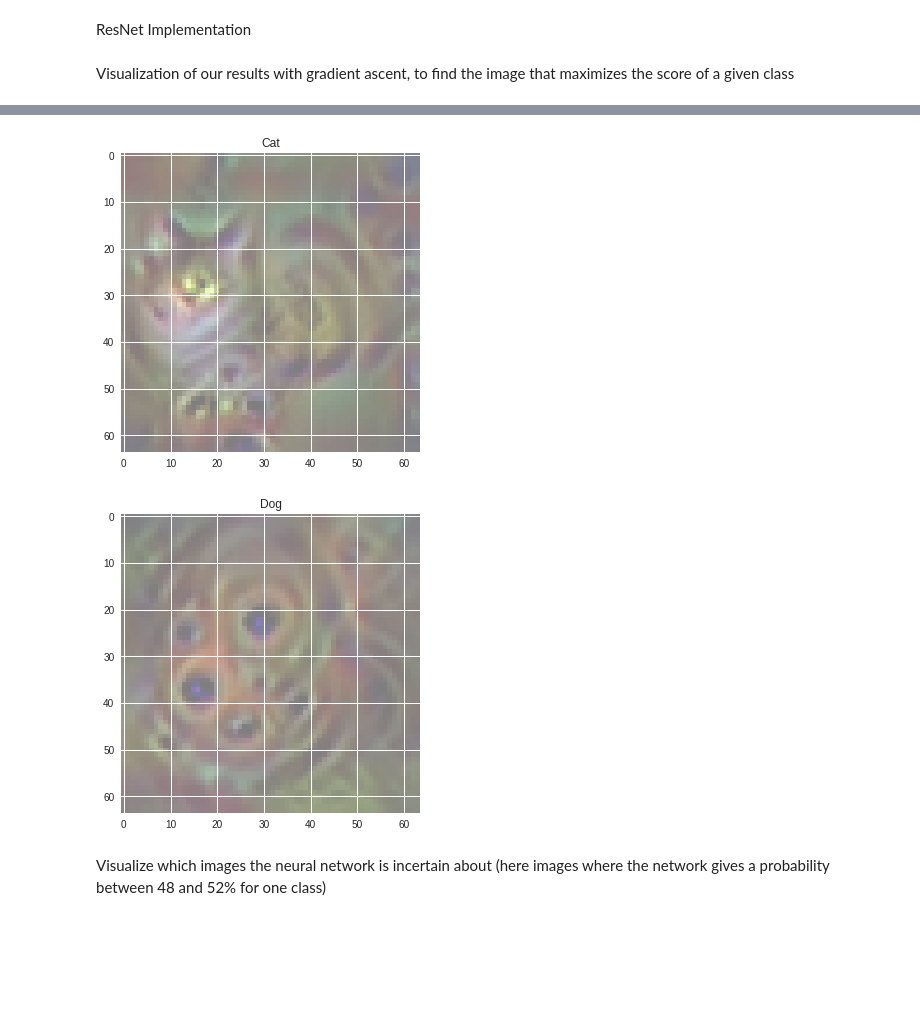
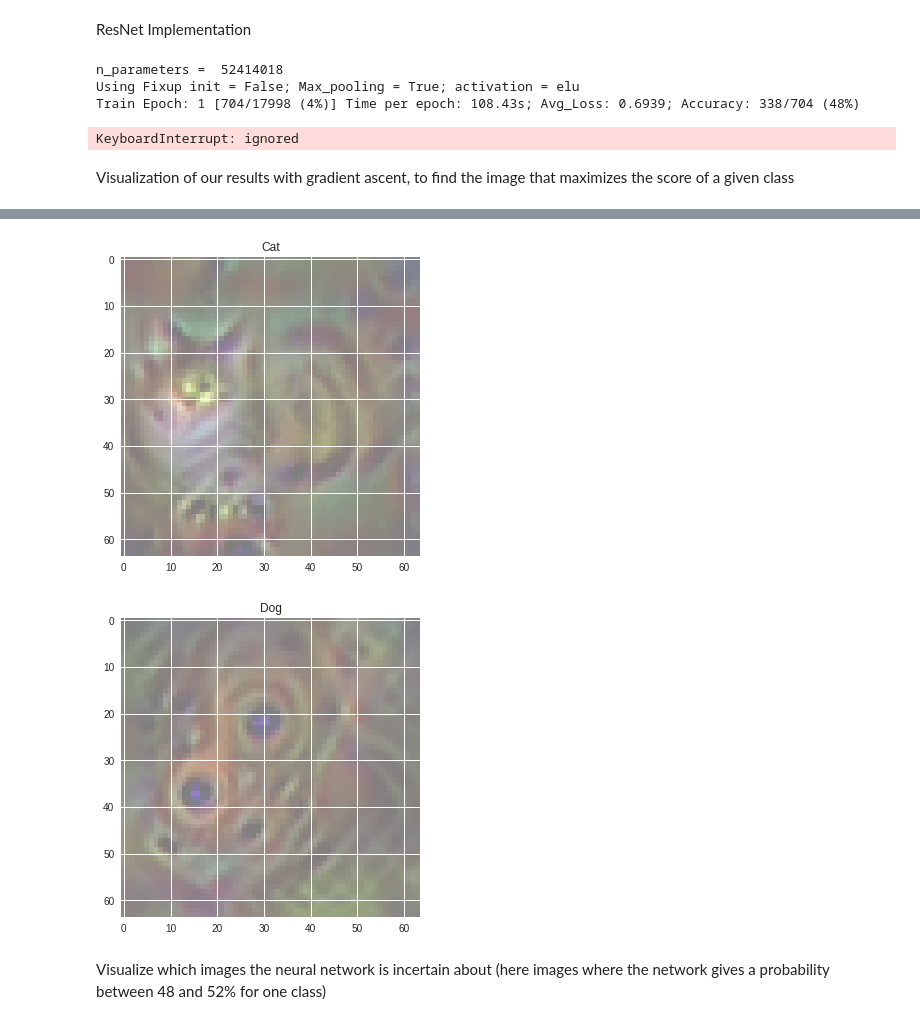
Before and after one commit to deladurantayefrancis/IFT6135H19_assignment1, a Jupyter notebook: part3_cat_dog.ipynb, the cells around one changed output, grey strips where cells are left out. Drawn from its saved outputs; the diff is of its cells as text; code cells hidden in the pictures; blank space fills up the shorter version.

```diff
--- a/part3_cat_dog.ipynb
+++ b/part3_cat_dog.ipynb
@@ -499,7 +507,7 @@ do_vggnet_model = True
 
 if do_vggnet_model:
   model = VGGNet().to(device)
-  str_model = 'vgg_net
+  str_model = 'vgg_net'
 else:
   model = ResNet(64, num_classes, activ, use_fix_up_init,
                  use_max_pooling).to(device)
@@ -616,11 +624,17 @@ print('Data is saved !')
 # Save the model !
 torch.save(model.state_dict(), added_path + 'model.pth')
 print('Model is saved ! All done !')
+# %% [output]
+n_parameters =  52414018
+Using Fixup init = False; Max_pooling = True; activation = elu
+Train Epoch: 1 [704/17998 (4%)] Time per epoch: 108.43s; Avg_Loss: 0.6939; Accuracy: 338/704 (48%)
+KeyboardInterrupt: ignored
 # %% [markdown]
 Visualization of our results with gradient ascent, to find the image that maximizes
 the score of a given class
 # %%
 import numbers
+import torchvision
 
 # *********************
 # class GaussianSmoothing
@@ -683,16 +697,25 @@ class GaussianSmoothing(nn.Module):
         return self.conv(img, weight=self.weight, groups=self.groups)
 
 
+def gradient_ascent(model, img, n_times, label):
+    """
+    Gradient ascent on the images to find the image
+    that maximize the score of a given class. Hyperparameters
+    for weight decay / GaussianBlur from (Yosinski & al. 2015)
+    Arguments:
+            img (torch.Tensor): Image to do gradient ascent on.
+            n_times (int): # of iterations of gradient ascent steps
+            label (string): 'Cat' or 'Dog'
+        Returns:
+            img (torch.Tensor): Image that maximizes the score.
 
-smoothing = GaussianSmoothing(3, 5, 1)
-n_classes = 2
-y = (torch.LongTensor(1,1).to(device)).random_() % n_classes
-y_onehot = torch.FloatTensor(1, n_classes).to(device)
-
-def gradient_ascent(model, img, n_times, label):
-
+    """
     model.eval()
     step_size = 3
+
+    n_classes = 2
+    y = (torch.LongTensor(1,1).to(device)).random_() % n_classes
+    y_onehot = torch.FloatTensor(1, n_classes).to(device)
 
     if label == 'Cat':
         y[0] = 0
@@ -734,10 +757,16 @@ def gradient_ascent(model, img, n_times, label):
     return img
 
 
+
+# Load your trained model here
 model_vis = VGGNet().to(device)
-# Load your trained model here
 model_vis.load_state_dict(torch.load(added_path + 'model_89_vgg_net_3fc.pth'))
 model_vis.eval()
+
+# Sigma is the std_dev of the Gaussian kernel
+# --> the higher, the more "smooth" the image will be
+# Here we are using hyperparamers from (Yosinski & al. 2015).
+smoothing = GaussianSmoothing(3, kernel_size=5, sigma=1)
 
 n_iter = 100
 
@@ -786,5 +805,5 @@ Dog : loss = 15.3114
 [figure]
-[figure, old version]
+[figure, new version]
 # %% [markdown]
 Visualize which images the neural network is incertain about
 (here images where the network
```
Also changed, not shown: parts of 6 cells of this notebook.
